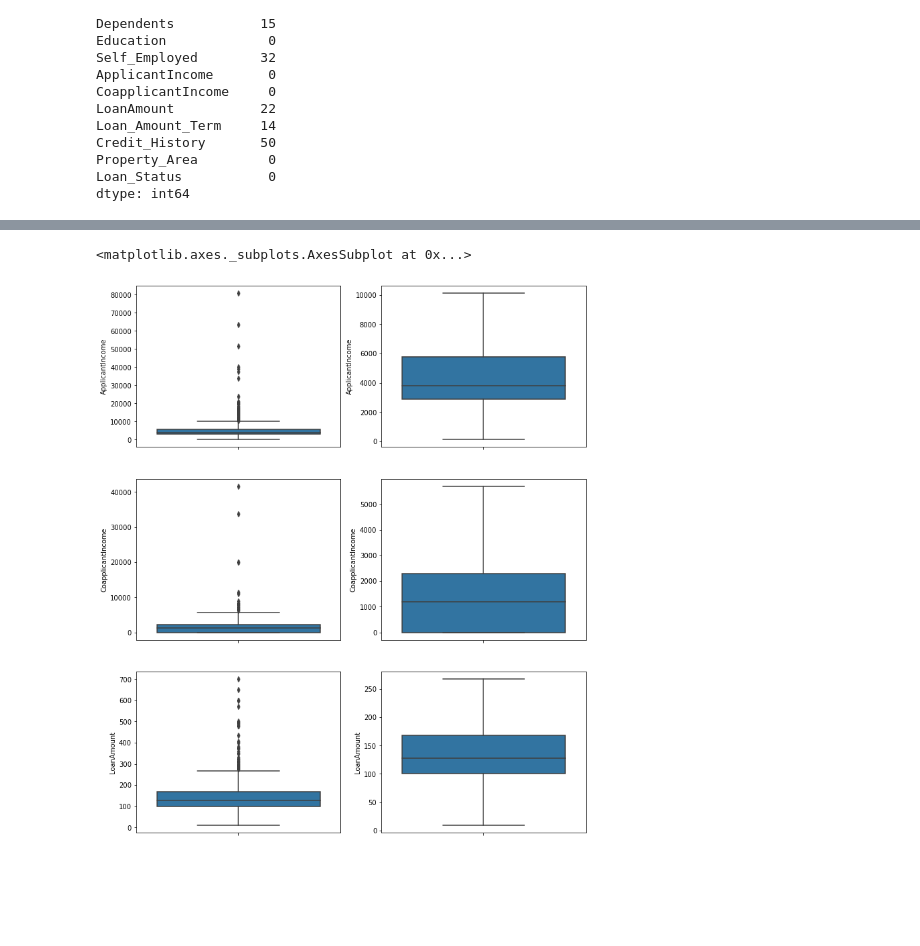
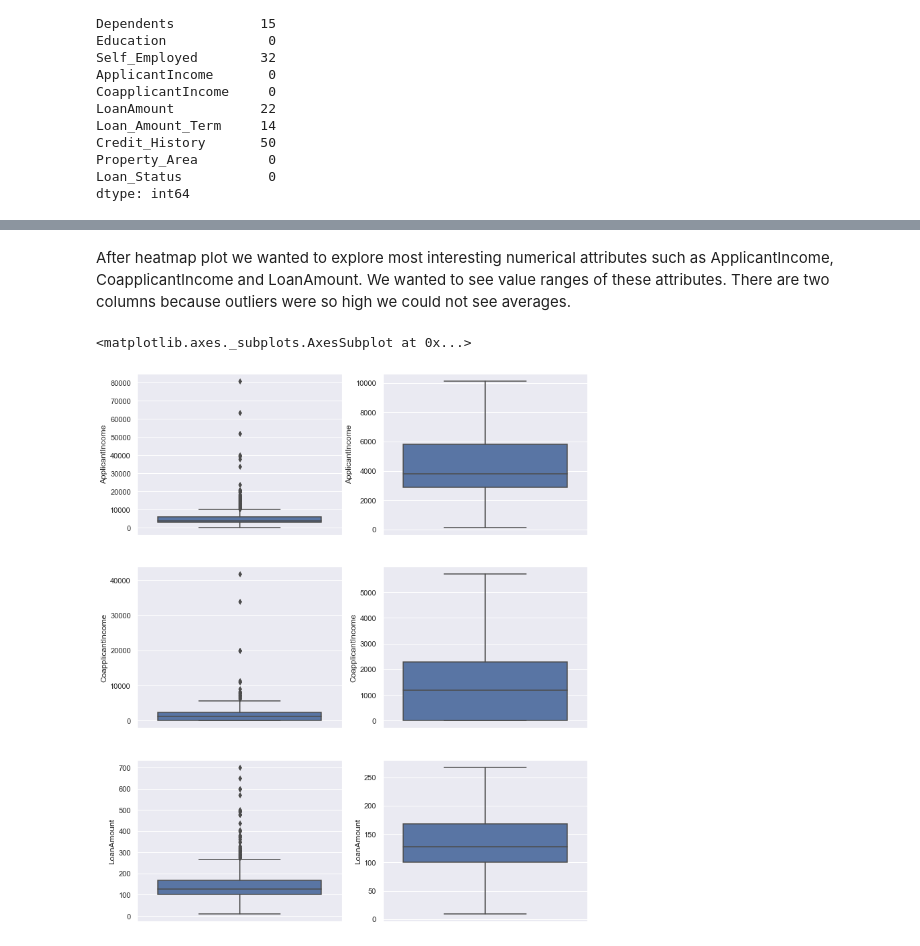
Before and after one commit to michalmokros/IB031-Project, a Jupyter notebook: jupyter-notebooks/MLProject.ipynb, the cells around one changed output, grey strips where cells are left out. Drawn from its saved outputs; the diff is of its cells as text; code cells hidden in the pictures; blank space fills up the shorter version.

```diff
--- a/jupyter-notebooks/MLProject.ipynb
+++ b/jupyter-notebooks/MLProject.ipynb
@@ -19,9 +19,6 @@ import pandas as pd
 import numpy as np
 import seaborn as sns
 import matplotlib.pyplot as plt
-from sklearn.preprocessing import OneHotEncoder
-from sklearn.pipeline import make_pipeline
-from sklearn.impute import SimpleImputer
-from sklearn.preprocessing import StandardScaler
-from sklearn.compose import ColumnTransformer
+
+sns.set()
 y_n_colors = {'N':'#C03028', 'Y':'#78C850'} # Red, Green
@@ -28,4 +27,3 @@ y_n_colors = {'N':'#C03028', 'Y':'#78C850'} # Red, Green
 # %%
-loan_approval_train = pd.read_csv("loan_approval_train.csv")
-loan_approval_test = pd.read_csv("loan_approval_test.csv")
+loan_approval_analysis = pd.read_csv("loan_approval_train.csv")
 # %%
@@ -95,14 +113,14 @@ dtype: int64
 # %%
-loan_approval_train['Gender_Coded'] = loan_approval_train.Gender.cat.codes
-loan_approval_train['Married_Coded'] = loan_approval_train.Married.cat.codes
-loan_approval_train['Dependents_Coded'] = loan_approval_train.Dependents.cat.codes
-loan_approval_train['Edication_Coded'] = loan_approval_train.Education.cat.codes
-loan_approval_train['Self_Employed_Coded'] = loan_approval_train.Self_Employed.cat.codes
-loan_approval_train['Property_Area_Coded'] = loan_approval_train.Property_Area.cat.codes
-loan_approval_train['Loan_Status_Coded'] = loan_approval_train.Loan_Status.cat.codes
-loan_approval_train['TotalIncome'] = loan_approval_train['ApplicantIncome'] + loan_approval_train['CoapplicantIncome']
+loan_approval_analysis['Gender_Coded'] = loan_approval_analysis.Gender.cat.codes
+loan_approval_analysis['Married_Coded'] = loan_approval_analysis.Married.cat.codes
+loan_approval_analysis['Dependents_Coded'] = loan_approval_analysis.Dependents.cat.codes
+loan_approval_analysis['Edication_Coded'] = loan_approval_analysis.Education.cat.codes
+loan_approval_analysis['Self_Employed_Coded'] = loan_approval_analysis.Self_Employed.cat.codes
+loan_approval_analysis['Property_Area_Coded'] = loan_approval_analysis.Property_Area.cat.codes
+loan_approval_analysis['Loan_Status_Coded'] = loan_approval_analysis.Loan_Status.cat.codes
+loan_approval_analysis['TotalIncome'] = loan_approval_analysis['ApplicantIncome'] + loan_approval_analysis['CoapplicantIncome']
 
 plt.figure(figsize=(16,9))
-sns.heatmap(loan_approval_train.corr(method='pearson'), cmap='Reds', annot=True)
+sns.heatmap(loan_approval_analysis.corr(method='pearson'), cmap='Reds', annot=True)
 # %% [output]
 <matplotlib.axes._subplots.AxesSubplot at 0x...>
@@ -110,11 +128,13 @@ sns.heatmap(loan_approval_train.corr(method='pearson'), cmap='Reds', annot=True)
+# %% [markdown]
+After heatmap plot we wanted to explore most interesting numerical attributes such as ApplicantIncome, CoapplicantIncome and LoanAmount. We wanted to see value ranges of these attributes. There are two columns because outliers were so high we could not see averages.
 # %%
 fig, ax = plt.subplots(3, 2, figsize=(12,15))
-sns.boxplot(y='ApplicantIncome', data=loan_approval_train, showfliers=True, ax=ax[0,0])
-sns.boxplot(y='ApplicantIncome', data=loan_approval_train, showfliers=False, ax=ax[0,1])
-sns.boxplot(y='CoapplicantIncome', data=loan_approval_train, showfliers=True, ax=ax[1,0])
-sns.boxplot(y='CoapplicantIncome', data=loan_approval_train, showfliers=False, ax=ax[1,1])
-sns.boxplot(y='LoanAmount', data=loan_approval_train, showfliers=True, ax=ax[2,0])
-sns.boxplot(y='LoanAmount', data=loan_approval_train, showfliers=False, ax=ax[2,1])
+sns.boxplot(y='ApplicantIncome', data=loan_approval_analysis, showfliers=True, ax=ax[0,0])
+sns.boxplot(y='ApplicantIncome', data=loan_approval_analysis, showfliers=False, ax=ax[0,1])
+sns.boxplot(y='CoapplicantIncome', data=loan_approval_analysis, showfliers=True, ax=ax[1,0])
+sns.boxplot(y='CoapplicantIncome', data=loan_approval_analysis, showfliers=False, ax=ax[1,1])
+sns.boxplot(y='LoanAmount', data=loan_approval_analysis, showfliers=True, ax=ax[2,0])
+sns.boxplot(y='LoanAmount', data=loan_approval_analysis, showfliers=False, ax=ax[2,1])
 # %% [output]
 <matplotlib.axes._subplots.AxesSubplot at 0x...>
-[figure, old version]
+[figure, new version]
```
Also changed, not shown: parts of 39 cells of this notebook.
